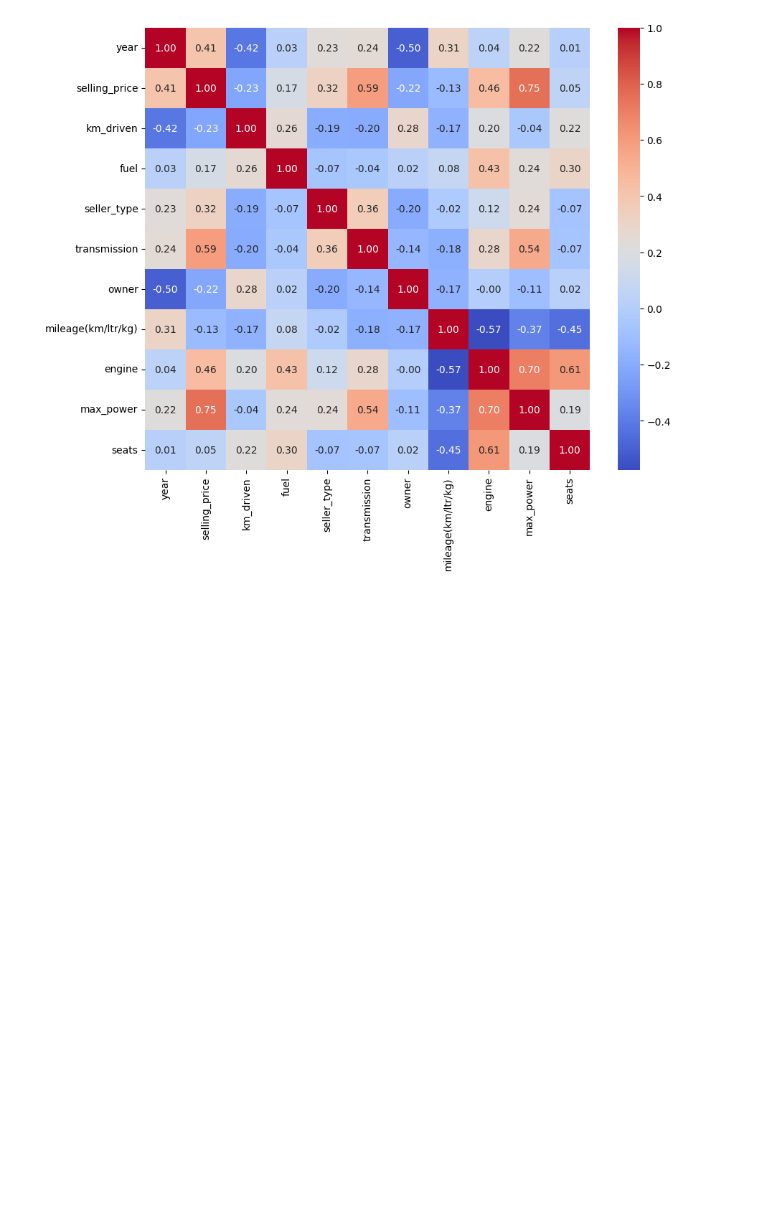
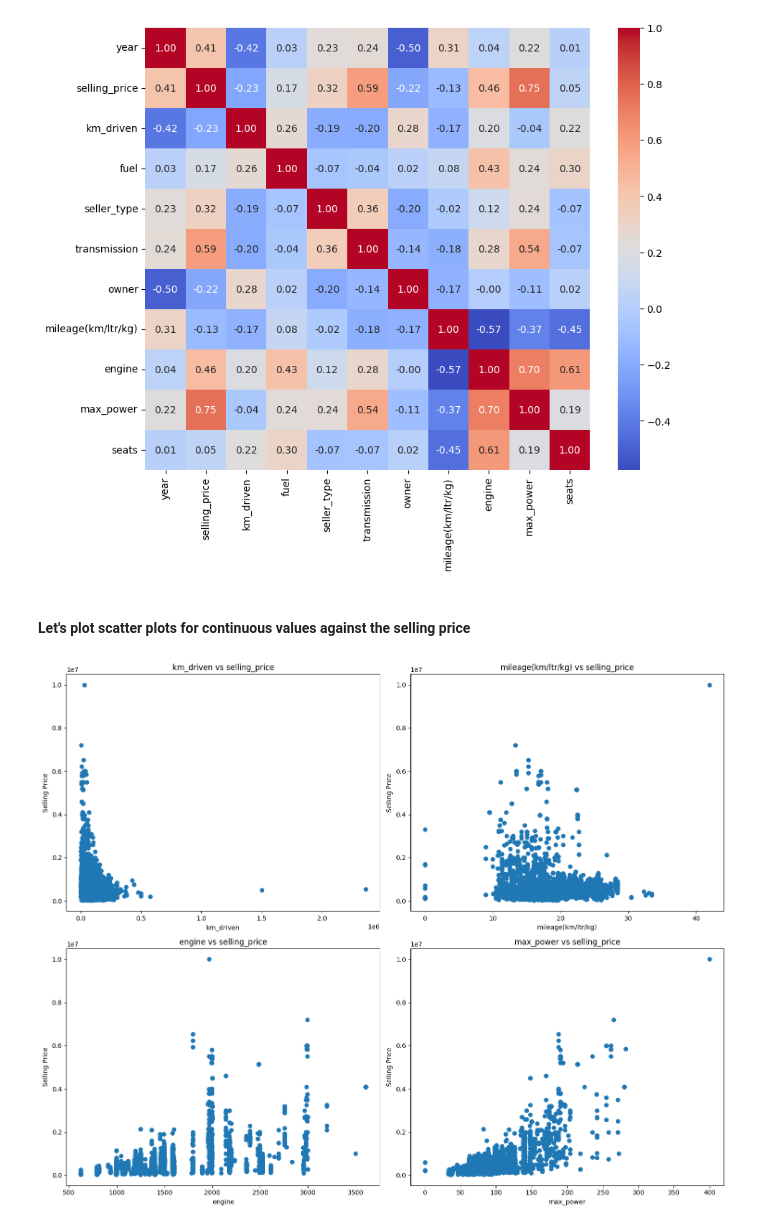
Before and after one commit to manishdhakal2/CarSellingPrices, a Jupyter notebook: notebook/Untitled.ipynb, the cells around one changed output. Saved outputs shown, nothing was run; the diff lists cells and outputs as text; code cells hidden in the pictures; blank space fills up the shorter version.

```diff
--- a/notebook/Untitled.ipynb
+++ b/notebook/Untitled.ipynb
@@ -184,3 +189,19 @@ sns.heatmap(correlation_matrix,annot=True,cmap="coolwarm",fmt=".2f")
 plt.show()
 # %% [output]
 [figure]
+# %% [markdown]
+<h4>Let's plot scatter plots for continuous values against the selling price</h4>
+# %%
+continuous_columns=["km_driven","mileage(km/ltr/kg)","engine","max_power"]
+
+plt.figure(figsize=(15,12))
+for ind,col in enumerate(continuous_columns):
+    plt.subplot(2,2,ind+1)
+
+    plt.scatter(dataset[col],dataset["selling_price"])
+    plt.xlabel(col)
+    plt.ylabel("Selling Price")
+    plt.title(f"{col} vs selling_price")
+    plt.tight_layout()
+# %% [output]
+[figure, added]
```
Also changed, not shown: parts of 12 cells of this notebook.
